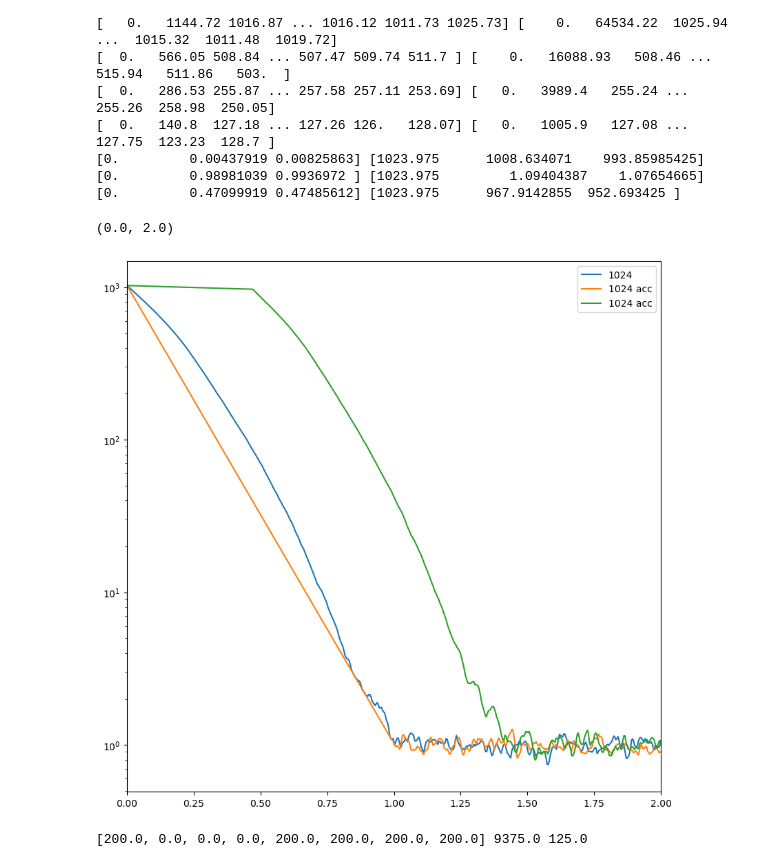
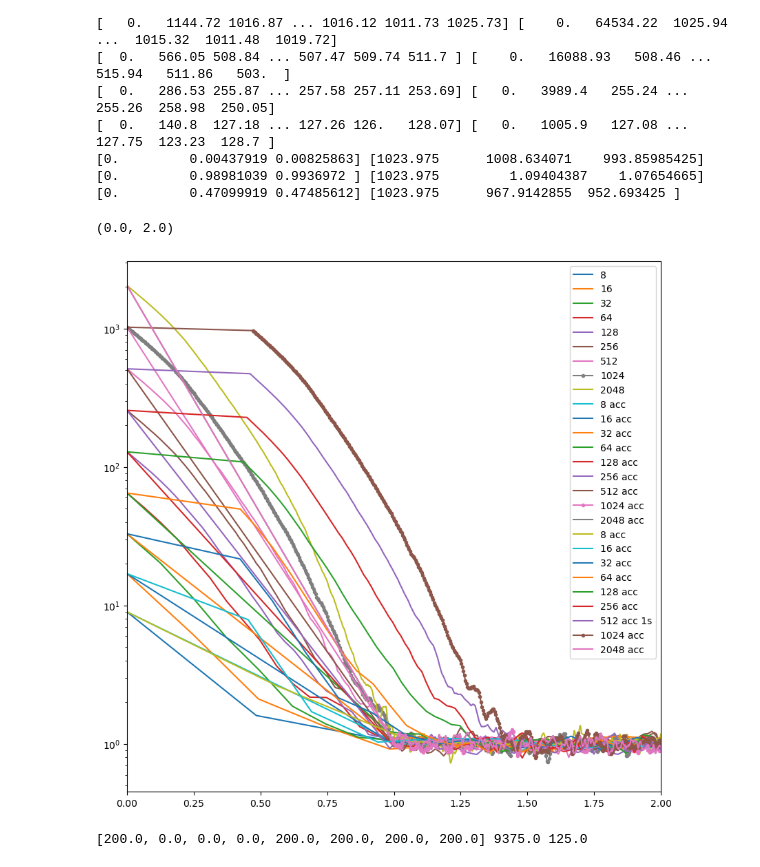
Before and after one commit to plumol/monte-carlo-simulations, a Jupyter notebook: post-analysis/mixing_times.ipynb, the cells around one changed output. Saved outputs shown, nothing was run; the diff lists cells and outputs as text; code cells hidden in the pictures.

```diff
--- a/post-analysis/mixing_times.ipynb
+++ b/post-analysis/mixing_times.ipynb
@@ -538,43 +538,43 @@ print(eff_32_events, eff_32_acc_events)
 # %%
 fig, ax = plt.subplots(1, figsize=(10, 10))
 
-# ax.plot(x_8[:1000]/8, (eff_8[:1000]/var_equil_8), label="8")
-# ax.plot(x_16[:2000]/16, ((eff_16)[:2000]/var_equil_16), label="16")
-# ax.plot(x_32[:2000]/32, ((eff_32)[:2000]/var_equil_32), label="32")
-# ax.plot(x_64[:2000]/64, (eff_64[:2000]/var_equil_64), label="64")
-# ax.plot(x_128[:10000]/128, (eff_128[:10000]/var_equil_128), label="128")
-# ax.plot(x_256[:5000]/256, (eff_256[:5000]/var_equil_256), label="256")
-# ax.plot(x_512[:10000]/512, (eff_512[:10000]/var_equil_512), label="512")
-ax.plot(x_1024[:30000]/1024, (eff_1024[:30000]/var_equil_1024), label="1024")
-# ax.plot(x_2048[:30000]/2048, (eff_2048[:30000]/var_equil_2048), label="2048")
+ax.plot(x_8[:1000]/8, (eff_8[:1000]/var_equil_8), label="8")
+ax.plot(x_16[:2000]/16, ((eff_16)[:2000]/var_equil_16), label="16")
+ax.plot(x_32[:2000]/32, ((eff_32)[:2000]/var_equil_32), label="32")
+ax.plot(x_64[:2000]/64, (eff_64[:2000]/var_equil_64), label="64")
+ax.plot(x_128[:10000]/128, (eff_128[:10000]/var_equil_128), label="128")
+ax.plot(x_256[:5000]/256, (eff_256[:5000]/var_equil_256), label="256")
+ax.plot(x_512[:10000]/512, (eff_512[:10000]/var_equil_512), label="512")
+ax.plot(x_1024[:30000]/1024, (eff_1024[:30000]/var_equil_1024), label="1024", marker=".")
+ax.plot(x_2048[:30000]/2048, (eff_2048[:30000]/var_equil_2048), label="2048")
 
-# ax.plot(x_8_acc[:1000]/8, (eff_8_acc[:1000]/var_equil_8), label="8 acc")
-# ax.plot(x_16_acc[:2000]/16, ((eff_16_acc)[:2000]/var_equil_16), label="16 acc")
-# ax.plot(x_32_acc[:2000]/32, ((eff_32_acc)[:2000]/var_equil_32), label="32 acc")
-# ax.plot(x_64_acc[:2000]/64, (eff_64_acc[:2000]/var_equil_64), label="64 acc")
-# ax.plot(x_128_acc[:10000]/128, (eff_128_acc[:10000]/var_equil_128), label="128 acc")
-# ax.plot(x_256_acc[:5000]/256, (eff_256_acc[:5000]/var_equil_256), label="256 acc")
-# ax.plot(x_512_acc[:10000]/512, (eff_512_acc[:10000]/var_equil_512), label="512 acc")
-ax.plot(x_1024_acc[:30000]/1024, (eff_1024_acc[:30000]/var_equil_1024), label="1024 acc")
-# ax.plot(x_2048_acc[:30000]/2048, (eff_2048_acc[:30000]/var_equil_2048), label="2048 acc")
+ax.plot(x_8_acc[:1000]/8, (eff_8_acc[:1000]/var_equil_8), label="8 acc")
+ax.plot(x_16_acc[:2000]/16, ((eff_16_acc)[:2000]/var_equil_16), label="16 acc")
+ax.plot(x_32_acc[:2000]/32, ((eff_32_acc)[:2000]/var_equil_32), label="32 acc")
+ax.plot(x_64_acc[:2000]/64, (eff_64_acc[:2000]/var_equil_64), label="64 acc")
+ax.plot(x_128_acc[:10000]/128, (eff_128_acc[:10000]/var_equil_128), label="128 acc")
+ax.plot(x_256_acc[:5000]/256, (eff_256_acc[:5000]/var_equil_256), label="256 acc")
+ax.plot(x_512_acc[:10000]/512, (eff_512_acc[:10000]/var_equil_512), label="512 acc")
+ax.plot(x_1024_acc[:30000]/1024, (eff_1024_acc[:30000]/var_equil_1024), label="1024 acc", marker=".")
+ax.plot(x_2048_acc[:30000]/2048, (eff_2048_acc[:30000]/var_equil_2048), label="2048 acc")
 
-# ax.plot(x_8_acc_1s[:1000]/8, (eff_8_acc_1s[:1000]/var_equil_8), label="8 acc")
-# ax.plot(x_16_acc_1s[:2000]/16, ((eff_16_acc_1s)[:2000]/var_equil_16), label="16 acc")
-# ax.plot(x_32_acc_1s[:2000]/32, ((eff_32_acc_1s)[:2000]/var_equil_32), label="32 acc")
-# ax.plot(x_64_acc_1s[:2000]/64, (eff_64_acc_1s[:2000]/var_equil_64), label="64 acc")
-# ax.plot(x_128_acc_1s[:10000]/128, (eff_128_acc_1s[:10000]/var_equil_128), label="128 acc")
-# ax.plot(x_256_acc_1s[:5000]/256, (eff_256_acc_1s[:5000]/var_equil_256), label="256 acc")
-# ax.plot(x_512_acc_1s[:10000]/512, (eff_512_acc_1s[:10000]/var_equil_512), label="512 acc")
-ax.plot(x_1024_acc_1s[:30000]/1024, (eff_1024_acc_1s[:30000]/var_equil_1024), label="1024 acc")
-# ax.plot(x_2048_acc_1s[:30000]/2048, (eff_2048_acc_1s[:30000]/var_equil_2048), label="2048 acc")
+ax.plot(x_8_acc_1s[:1000]/8, (eff_8_acc_1s[:1000]/var_equil_8), label="8 acc")
+ax.plot(x_16_acc_1s[:2000]/16, ((eff_16_acc_1s)[:2000]/var_equil_16), label="16 acc")
+ax.plot(x_32_acc_1s[:2000]/32, ((eff_32_acc_1s)[:2000]/var_equil_32), label="32 acc")
+ax.plot(x_64_acc_1s[:2000]/64, (eff_64_acc_1s[:2000]/var_equil_64), label="64 acc")
+ax.plot(x_128_acc_1s[:10000]/128, (eff_128_acc_1s[:10000]/var_equil_128), label="128 acc")
+ax.plot(x_256_acc_1s[:5000]/256, (eff_256_acc_1s[:5000]/var_equil_256), label="256 acc")
+ax.plot(x_512_acc_1s[:10000]/512, (eff_512_acc_1s[:10000]/var_equil_512), label="512 acc 1s")
+ax.plot(x_1024_acc_1s[:30000]/1024, (eff_1024_acc_1s[:30000]/var_equil_1024), label="1024 acc", marker=".")
+ax.plot(x_2048_acc_1s[:30000]/2048, (eff_2048_acc_1s[:30000]/var_equil_2048), label="2048 acc")
 
 
 ax.legend()
 ax.set_yscale('log')
 ax.set_xlim(0, 2)
 # %% [output]
 (0.0, 2.0)
-[figure, old version]
+[figure, new version]
 # %%
 def sum_u(n_particles, t = "rand"):
     length = 400
```
Also changed, not shown: parts of 1 cell of this notebook, 4 other files.
